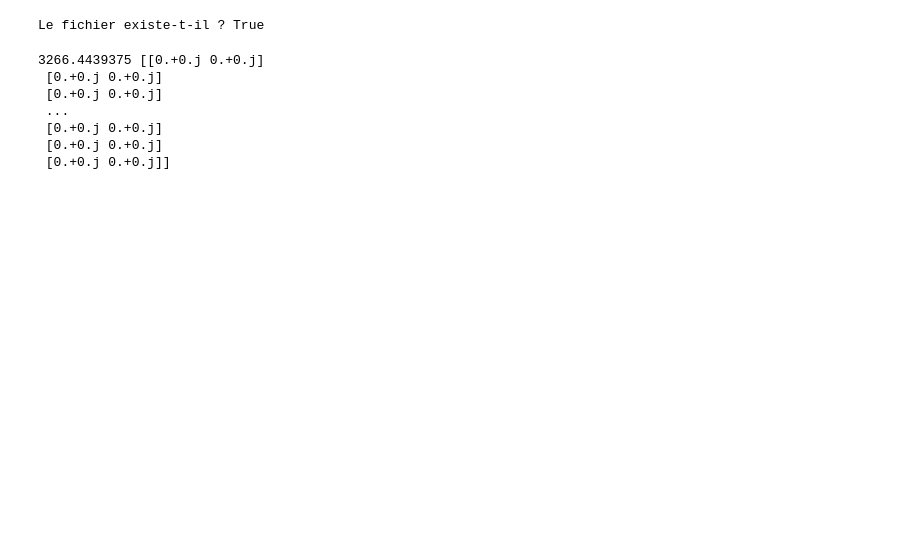
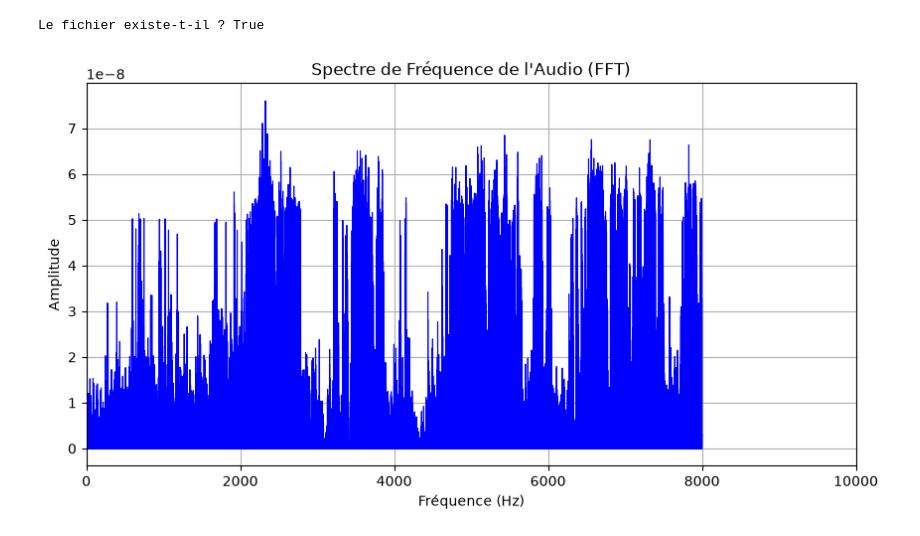
Before and after one commit to Romain-Gandonou/ParaSpeech_Studio, a Jupyter notebook: notebooks/signal_visualisation.ipynb, the cells around one changed output. Drawn from its saved outputs; the diff is of its cells as text; code cells hidden in the pictures; blank space fills up the shorter version.

Commit message:
visualisation d'amplitude/duree et lecture du signal

```diff
--- a/notebooks/signal_visualisation.ipynb
+++ b/notebooks/signal_visualisation.ipynb
@@ -25,34 +25,28 @@ Le fichier existe-t-il ? True
 # %%
 x , fs = sf.read(FICHIER_AUDIO)
 
 N = len(x)
 duree = N /fs # duree totale d'échantillonage
 fft_signal = np.fft.fft(x)
 frequence = np.fft.fftfreq(N, 1/fs)[:N //2]
 amplitudes = (2.0/N)*(np.abs(fft_signal[:N //2]))
 # amplitude = np.max(np.abs(x))
 
 
 # 3. Création du graphique
 plt.figure(figsize=(10, 5))
 plt.plot(frequence, amplitudes, color="blue", linewidth=0.8)
 
 # Configuration des axes
 plt.title("Spectre de Fréquence de l'Audio (FFT)")
 plt.xlabel("Fréquence (Hz)")
 plt.ylabel("Amplitude")
 plt.grid(True)
 
 # Optionnel : Limiter l'affichage aux fréquences audibles humaines (0 à 20 000 Hz)
-plt.xlim(0, 20000)
+plt.xlim(0, 10000)
 
 # Affichage du graphique
 plt.show()
 # %% [output]
-3266.4439375 [[0.+0.j 0.+0.j]
- [0.+0.j 0.+0.j]
- [0.+0.j 0.+0.j]
- ...
- [0.+0.j 0.+0.j]
- [0.+0.j 0.+0.j]
- [0.+0.j 0.+0.j]]
+[figure, added]
```
Also changed, not shown: parts of 1 cell of this notebook, 1 other file.
